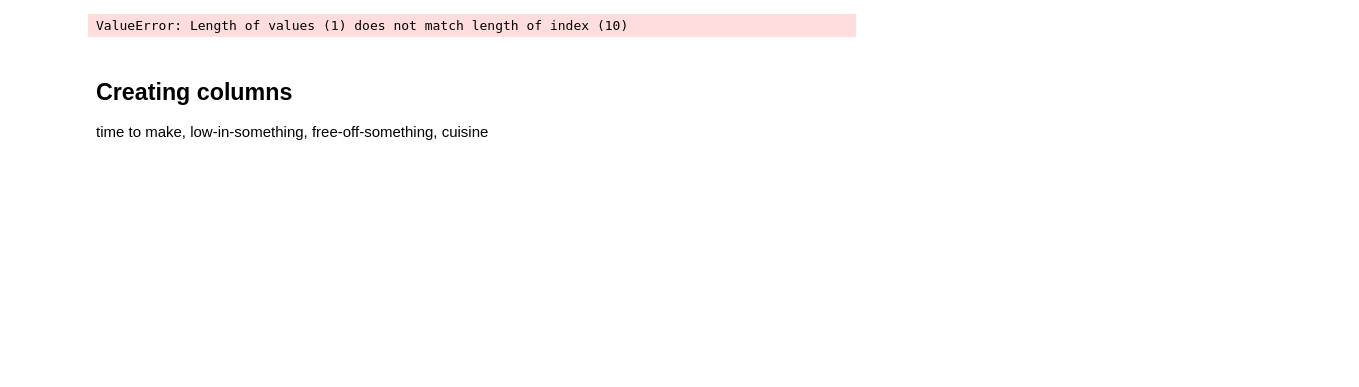
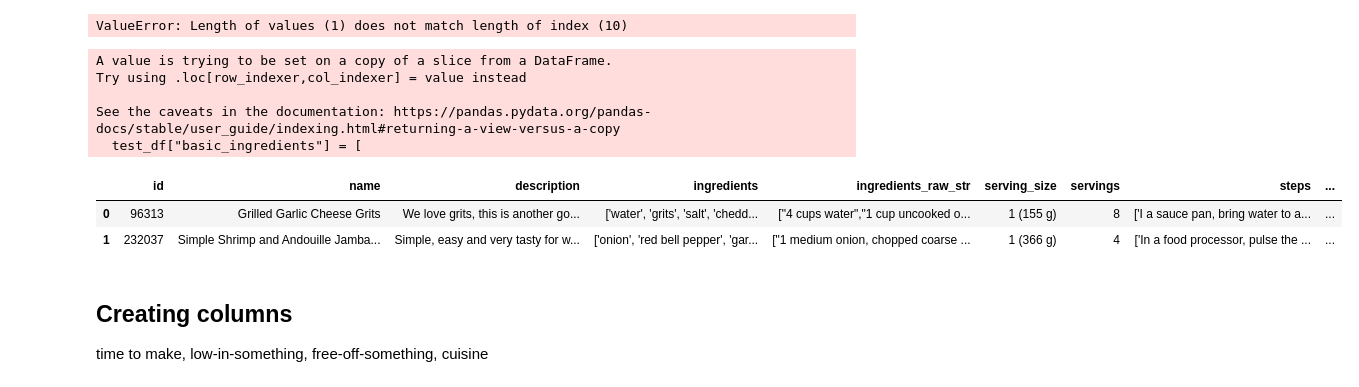
Before and after one commit to AishaShaf/recipe-recommender, a Jupyter notebook: data_cleaning.ipynb, the cells around one changed output. Cells and saved outputs as stored; diff of their text form; code cells hidden in the pictures; blank space fills up the shorter version.

Commit message:
Changes to basic Ingredients

```diff
--- a/data_cleaning.ipynb
+++ b/data_cleaning.ipynb
@@ -86,6 +107,39 @@ ValueError: Length of values (1) does not match length of index (10)
 # %%
 # test_df["filtered_ingredients"] = test_df["ingredients"].apply(filter_basic_ingredients)
 # test_df.head(2)
+# %%
+# Test to fix Katie's code
+
+# Create a loop to check for ingredients in ingredients column
+ingredient_check = [
+    ingredient
+    for ingredient in ["salt", "oil", "water"]
+    if any(ingredient in row for row in test_df["ingredients"].str.strip("[]").str.replace("'", "").str.split(", "))
+]
+
+# Replace " ' " and separate by ,
+processed_ingredients = [
+    ingredient_list.replace("'", "").split(", ")
+    for ingredient_list in test_df["ingredients"].to_list()
+]
+
+# Third block
+basic_ingredients_list = ["salt", "oil", "water"]
+test_df["basic_ingredients"] = [
+    [ingredient for ingredient in basic_ingredients_list if ingredient in row]
+    for row in test_df["ingredients"].str.strip("[]").str.replace("'", "").str.split(", ")
+]
+
+test_df.head(2)
+# %% [output]
+A value is trying to be set on a copy of a slice from a DataFrame.
+Try using .loc[row_indexer,col_indexer] = value instead
+
+See the caveats in the documentation: https://pandas.pydata.org/pandas-docs/stable/user_guide/indexing.html#returning-a-view-versus-a-copy
+  test_df["basic_ingredients"] = [
+|  | id | name | description | ingredients | ingredients_raw_str | serving_size | servings | steps | ... |
+| 0 | 96313 | Grilled Garlic Cheese Grits | We love grits, this is another go... | ['water', 'grits', 'salt', 'chedd... | ["4 cups water","1 cup uncooked o... | 1 (155 g) | 8 | ['I a sauce pan, bring water to a... | ... |
+| 1 | 232037 | Simple Shrimp and Andouille Jamba... | Simple, easy and very tasty for w... | ['onion', 'red bell pepper', 'gar... | ["1 medium onion, chopped coarse ... | 1 (366 g) | 4 | ['In a food processor, pulse the ... | ... |
 # %% [markdown]
 ## Creating columns
 time to make, low-in-something, free-off-something, cuisine
```
Also changed, not shown: parts of 5 cells of this notebook.
